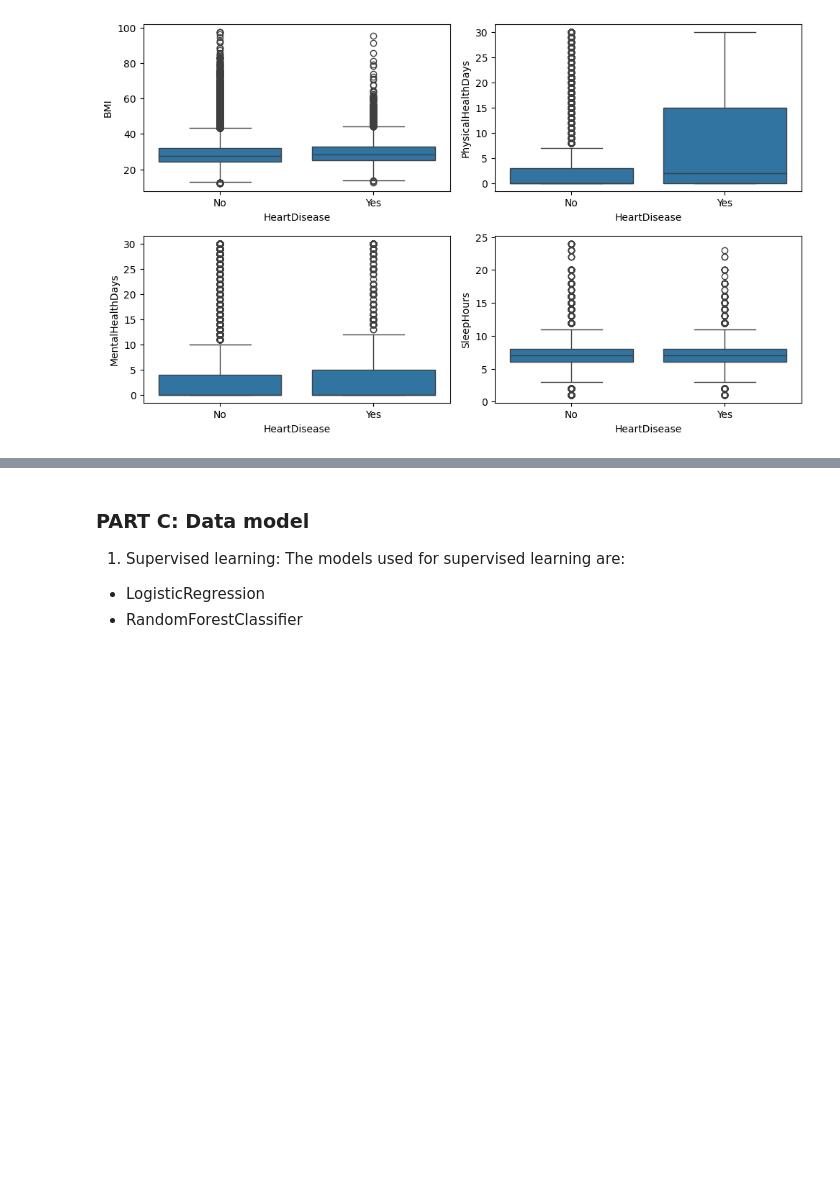
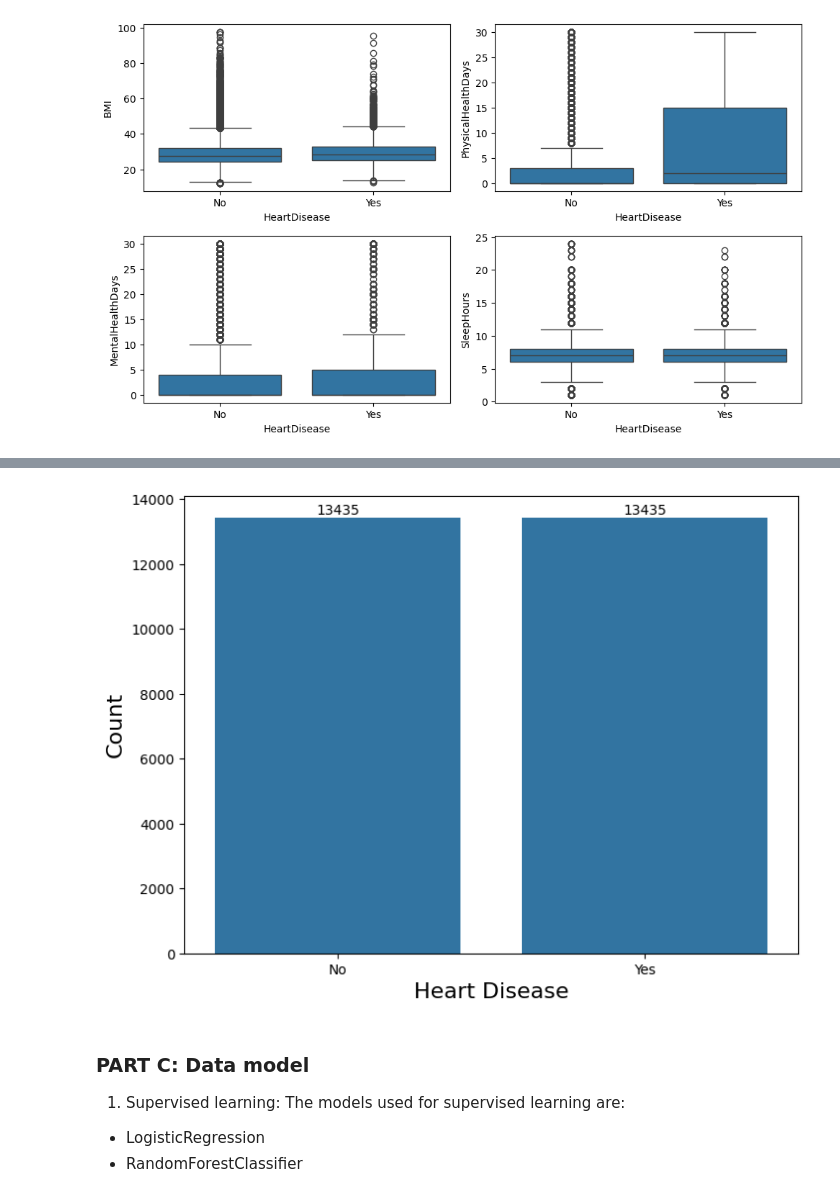
Before and after one commit to RaviMosalpuri/HeartDisease, a Jupyter notebook: Code.ipynb, the cells around one changed output, grey strips where cells are left out. Cells and saved outputs as stored; diff of their text form; code cells hidden in the pictures; blank space fills up the shorter version.

```diff
--- a/Code.ipynb
+++ b/Code.ipynb
@@ -165,3 +201,13 @@ plt.show()
+# %%
+# Distribution of target variable
+plt.figure(figsize=(8, 6))
+ax = sns.countplot(data=df_balanced, x='HeartDisease')
+ax.bar_label(ax.containers[0])
+plt.xlabel('Heart Disease', fontsize=16)
+plt.ylabel('Count', fontsize=16)
+plt.show()
+# %% [output]
+[figure, added]
 # %% [markdown]
 ### PART C: Data model
 1. Supervised learning: The models used for supervised learning are:<br>
```
Also changed, not shown: parts of 11 cells of this notebook.
